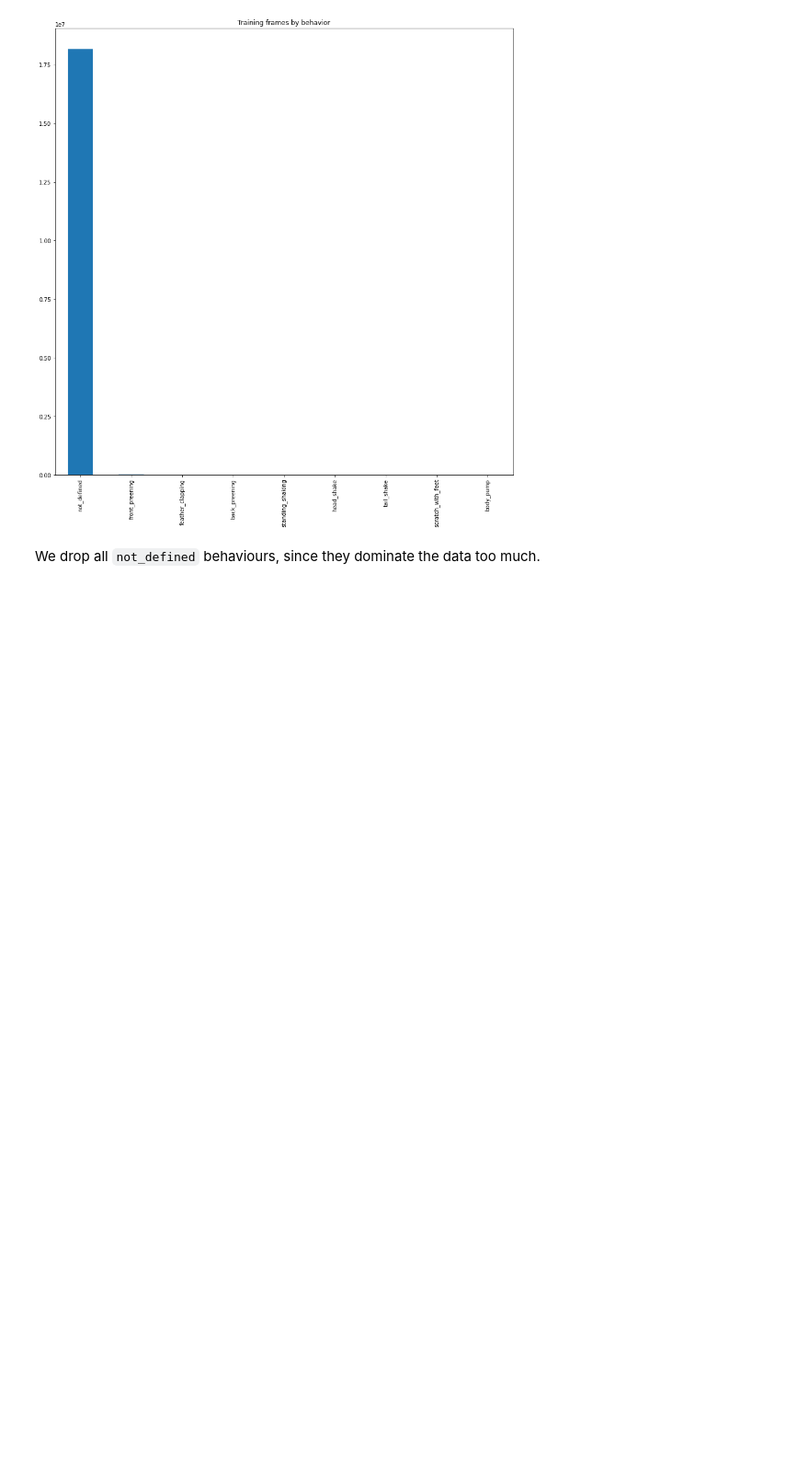
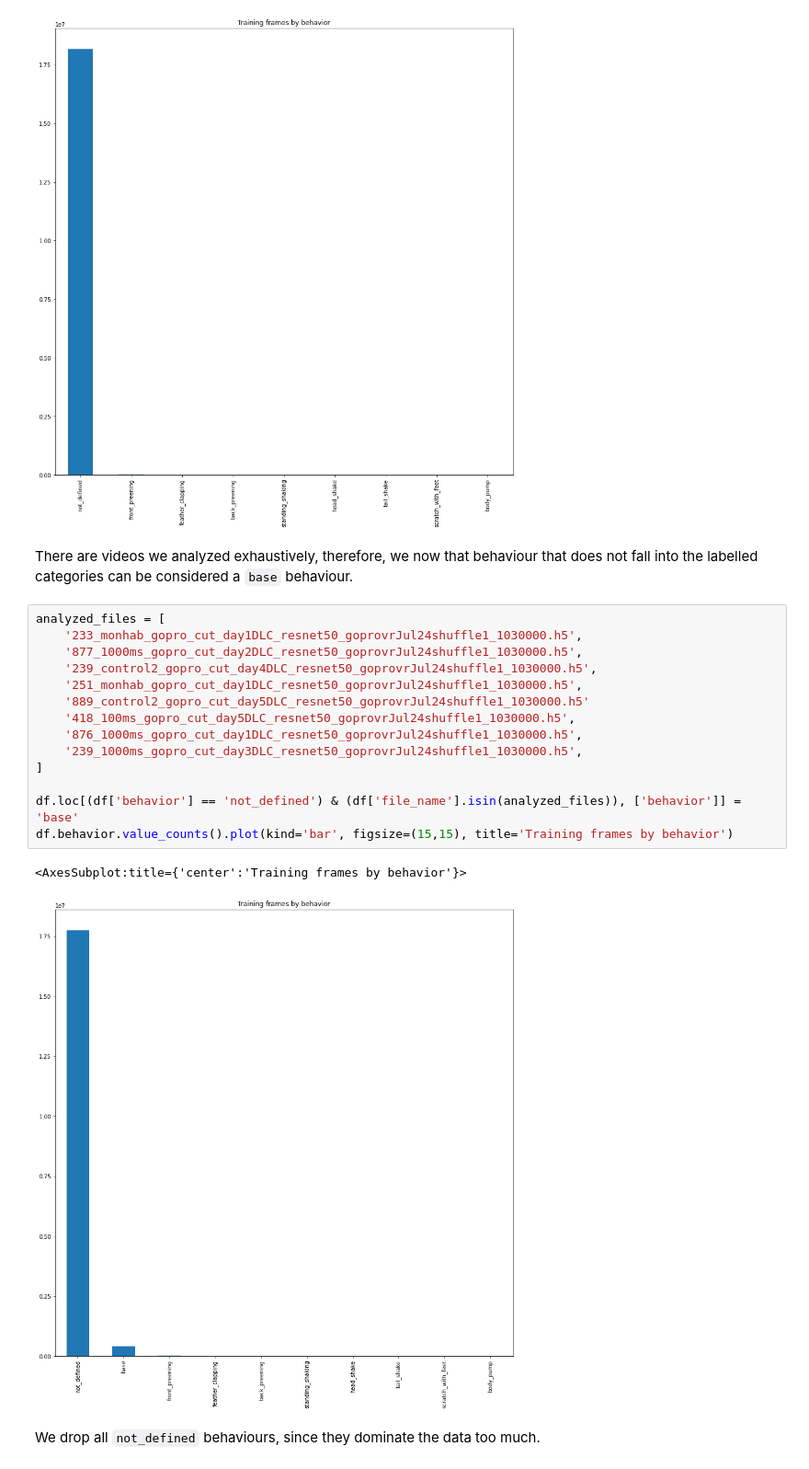
Before and after one commit to kiview/winkie, a Jupyter notebook: _ml_real_data_training.ipynb, the cells around one changed output. Shown at 92% size. Saved outputs shown, nothing was run; the diff lists cells and outputs as text; blank space fills up the shorter version.

```diff
--- a/_ml_real_data_training.ipynb
+++ b/_ml_real_data_training.ipynb
@@ -40,6 +37,25 @@ df.behavior.value_counts().plot(kind='bar', figsize=(15,15), title='Training fra
 # %% [output]
 <AxesSubplot:title={'center':'Training frames by behavior'}>
 [figure]
+# %% [markdown]
+There are videos we analyzed exhaustively, therefore, we now that behaviour that does not fall into the labelled categories can be considered a `base` behaviour.
+# %%
+analyzed_files = [
+    '233_monhab_gopro_cut_day1DLC_resnet50_goprovrJul24shuffle1_1030000.h5',
+    '877_1000ms_gopro_cut_day2DLC_resnet50_goprovrJul24shuffle1_1030000.h5',
+    '239_control2_gopro_cut_day4DLC_resnet50_goprovrJul24shuffle1_1030000.h5',
+    '251_monhab_gopro_cut_day1DLC_resnet50_goprovrJul24shuffle1_1030000.h5',
+    '889_control2_gopro_cut_day5DLC_resnet50_goprovrJul24shuffle1_1030000.h5'
+    '418_100ms_gopro_cut_day5DLC_resnet50_goprovrJul24shuffle1_1030000.h5',
+    '876_1000ms_gopro_cut_day1DLC_resnet50_goprovrJul24shuffle1_1030000.h5',
+    '239_1000ms_gopro_cut_day3DLC_resnet50_goprovrJul24shuffle1_1030000.h5',
+]
+
+df.loc[(df['behavior'] == 'not_defined') & (df['file_name'].isin(analyzed_files)), ['behavior']] = 'base'
+df.behavior.value_counts().plot(kind='bar', figsize=(15,15), title='Training frames by behavior')
+# %% [output]
+<AxesSubplot:title={'center':'Training frames by behavior'}>
+[figure, added]
 # %% [markdown]
 We drop all `not_defined` behaviours, since they dominate the data too much.
 # %%
```
Also changed, not shown: parts of 6 cells of this notebook, 12 other files.
